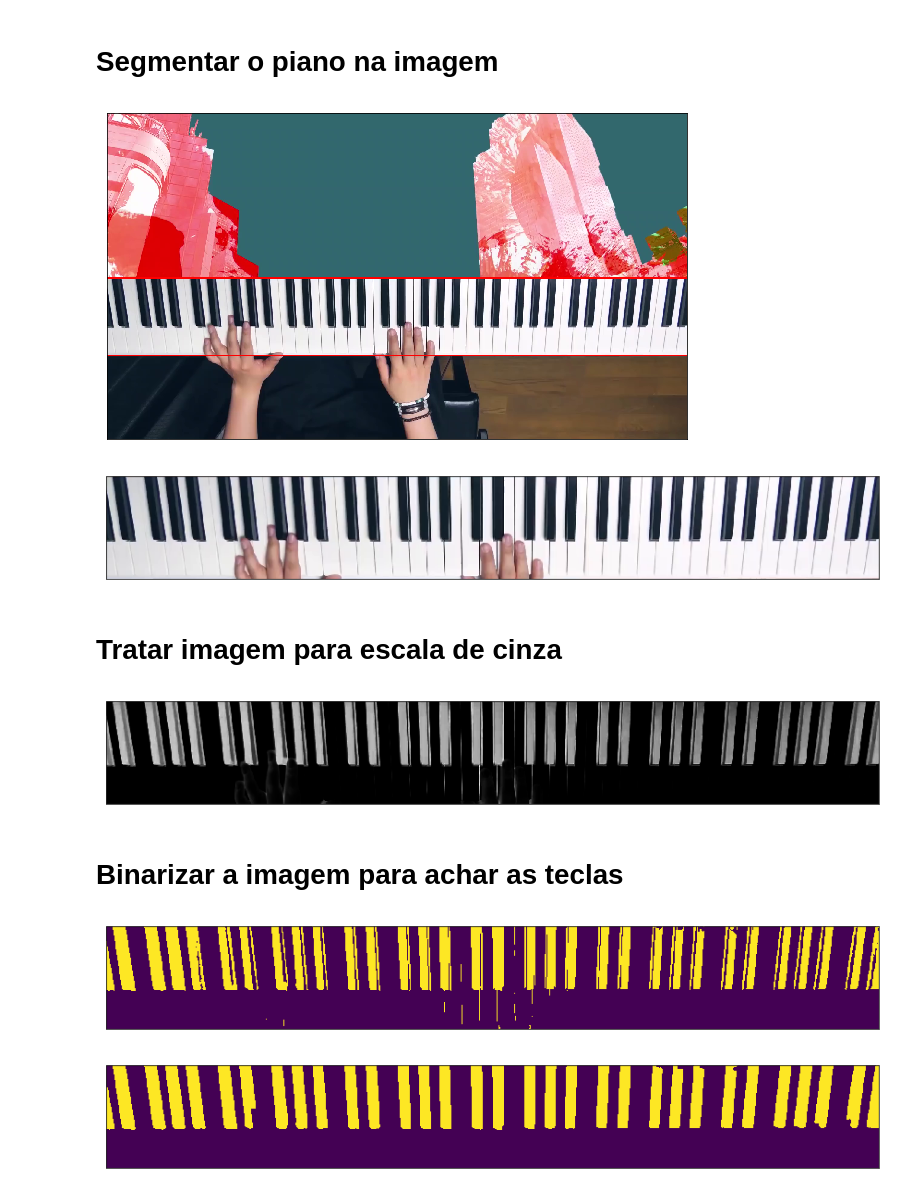
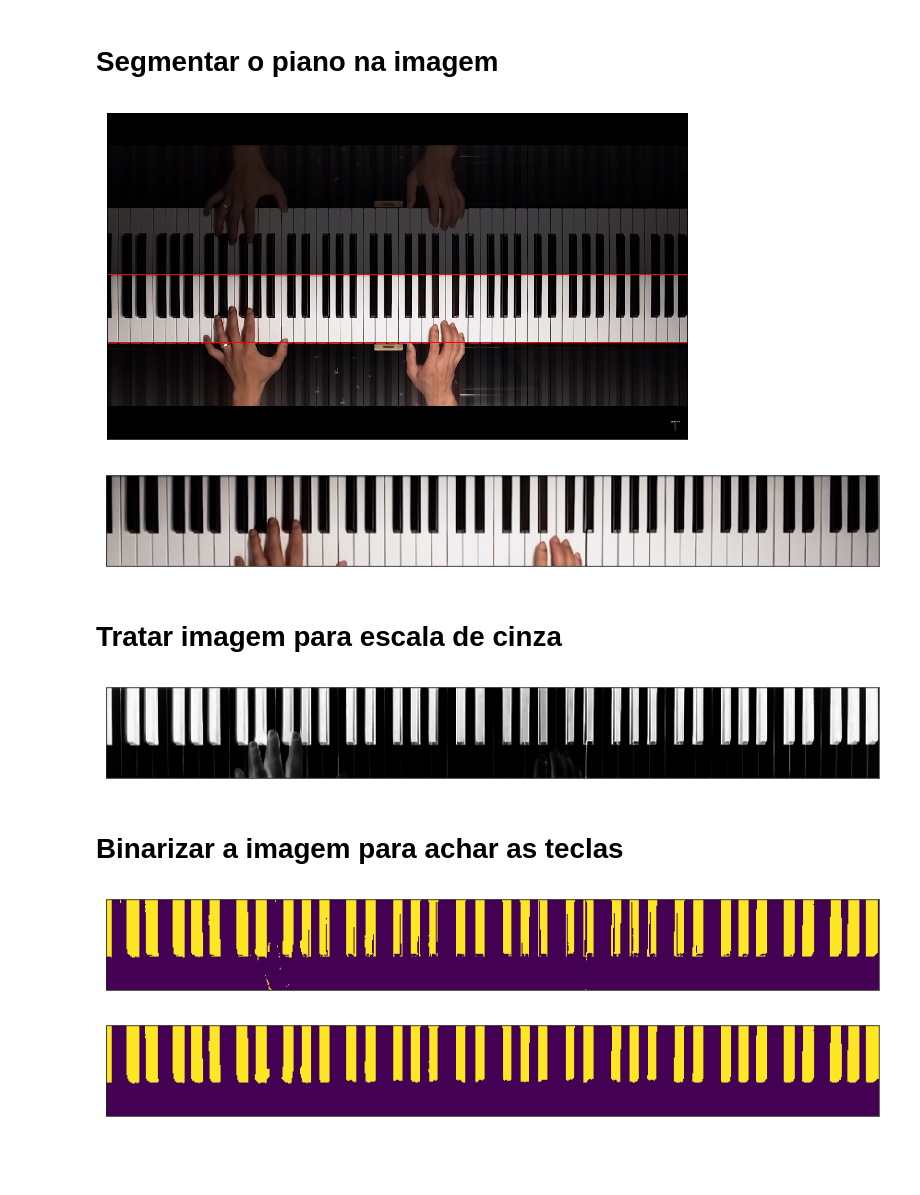
Before and after one commit to rafaeltoyo/piano-lindinho, a Jupyter notebook: notebook/keyboard.ipynb, the cells around one changed output. Cells and saved outputs as stored; diff of their text form; code cells hidden in the pictures; blank space fills up the shorter version.

```diff
--- a/notebook/keyboard.ipynb
+++ b/notebook/keyboard.ipynb
@@ -15,24 +15,26 @@ def image_plot(img):
 # %% [markdown]
 # Segmentar o piano na imagem
 # %%
-image = cv2.imread("piano2.png")
+img_id = 1
+img_name = "piano{}.png".format(img_id)
+image = cv2.imread(img_name)
 (h, w, c) = image.shape
 
 # Marcar corte
-hi, hf = 548, 804
-# hi, hf = 535, 760
+hi, hf = [(535, 760), (548, 804), (520, 784)][img_id - 1]
+
 cropped_preview = image.copy()
 cv2.line(cropped_preview, (0, hi), (w-1, hi), (0, 0, 255), 3)
 cv2.line(cropped_preview, (0, hf), (w-1, hf), (0, 0, 255), 3)
 
 image_plot(cv2.cvtColor(cropped_preview, cv2.COLOR_BGR2RGB))
 
 cropped = image[hi:hf,:,:]
 
 image_plot(cv2.cvtColor(cropped, cv2.COLOR_BGR2RGB))
 # %% [output]
-[figure, old version]
+[figure, new version]
-[figure, old version]
+[figure, new version]
 # %% [markdown]
 # Tratar imagem para escala de cinza
 # %%
@@ -47,7 +49,7 @@ gsimg = ((gsimg * 255) / gsimg.max()).astype('uint8')
 
 image_plot(cv2.cvtColor(gsimg, cv2.COLOR_GRAY2RGB))
 # %% [output]
-[figure, old version]
+[figure, new version]
 # %% [markdown]
 # Binarizar a imagem para achar as teclas
 # %%
@@ -59,7 +61,7 @@ teste[0:hh,:] = gsimg
 teste = teste.astype('uint8')
 
 # Binarização por Otsu
-ret, thresh = cv2.threshold(gsimg, 0, 255, cv2.THRESH_BINARY + cv2.THRESH_OTSU)
+ret, thresh = cv2.threshold(teste, 0, 255, cv2.THRESH_BINARY + cv2.THRESH_OTSU)
 thresh = thresh[0:hh,:]
 image_plot(thresh)
 
@@ -73,8 +75,8 @@ thresh = cv2.morphologyEx(thresh, cv2.MORPH_OPEN, kernel)
 
 image_plot(thresh)
 # %% [output]
-[figure, old version]
+[figure, new version]
-[figure, old version]
+[figure, new version]
 # %%
 edges = cv2.Canny(thresh, 50, 150, apertureSize=3)
 image_plot(cv2.dilate(edges, np.ones((5,5))))
```
Also changed, not shown: parts of 4 cells of this notebook.
